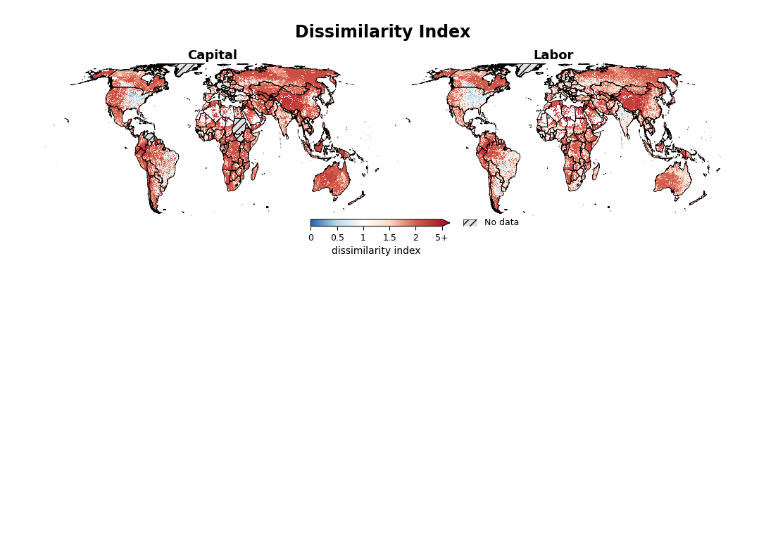
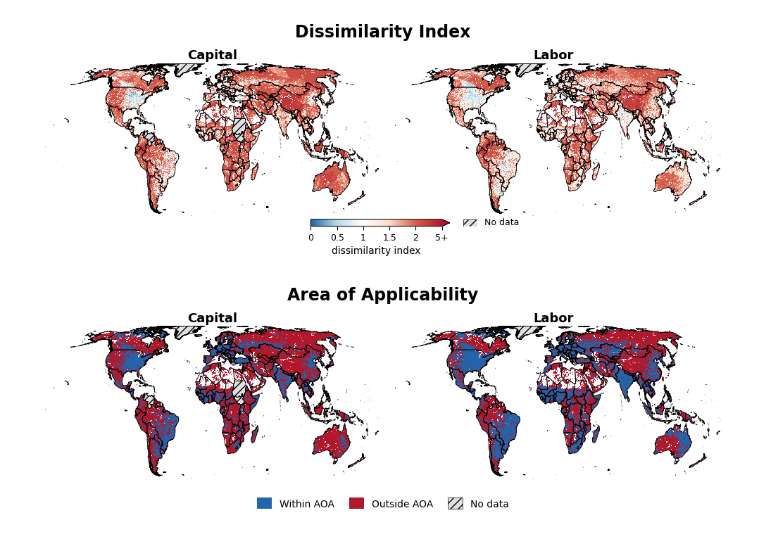
Before and after one commit to carinamani/AgDownscaling, a Jupyter notebook: 04_FIGURES/transferability_metric.ipynb, the cells around one changed output. Cells and saved outputs as stored; diff of their text form; code cells hidden in the pictures; blank space fills up the shorter version.

Commit message:
add validation metrics to other datasets

```diff
--- a/04_FIGURES/transferability_metric.ipynb
+++ b/04_FIGURES/transferability_metric.ipynb
@@ -383,3 +443,100 @@ plt.show()
 fig.savefig(f"{fd}/DI_raster_capital_labor.png", dpi=300, bbox_inches='tight')
 # %% [output]
 [figure]
+# %%
+##### Prep AOA data
+
+aoa_grid_labor = rio.open_rasterio(f'{fd}/AOA_labor.tif')
+aoa_grid_capital = rio.open_rasterio(f'{fd}/AOA_capital.tif')
+
+# align crs (same projection as DI plot)
+aoa_grid_labor = aoa_grid_labor.rio.reproject(crs)
+aoa_grid_capital = aoa_grid_capital.rio.reproject(crs)
+
+# match grid exactly to production/DI grids for consistent extent
+aoa_grid_labor = aoa_grid_labor.rio.reproject_match(di_grid_capital)
+aoa_grid_capital = aoa_grid_capital.rio.reproject_match(di_grid_capital)
+
+# mask to same valid pixels as DI (production-masked, has predictions)
+aoa_grid_capital = aoa_grid_capital.where(di_grid_capital.notnull())
+aoa_grid_labor = aoa_grid_labor.where(di_grid_labor.notnull())
+
+aoa_plot_capital = aoa_grid_capital.squeeze()
+aoa_plot_labor = aoa_grid_labor.squeeze()
+# %%
+##### Global side-by-side map: AOA capital (left) vs labor (right)
+
+# categorical colormap: 0 = outside AOA, 1 = within AOA
+outside_color = "#b2182b"   # same red family as DI's high-dissimilarity end
+within_color  = "#2166ac"   # same blue family as DI's low-dissimilarity end
+no_data_color = "#e0e0e0"
+
+aoa_cmap = mcolors.ListedColormap([outside_color, within_color])
+aoa_cmap.set_bad(color='none')
+aoa_norm = mcolors.BoundaryNorm([-0.5, 0.5, 1.5], aoa_cmap.N)
+
+# --- Size figure to match the actual map aspect ratio ---
+minx, miny, maxx, maxy = country_boundaries.total_bounds
+map_aspect = (maxx - minx) / (maxy - miny)
+
+panel_width = 5
+panel_height = panel_width / map_aspect
+fig_width = panel_width * 2
+fig_height = panel_height * 1.5
+
+fig, axes = plt.subplots(
+    1, 2, figsize=(fig_width, fig_height), sharex=True, sharey=True,
+    gridspec_kw={'wspace': 0.02}
+)
+
+panels = [
+    (aoa_plot_capital, "has_capital_data", "Capital", axes[0]),
+    (aoa_plot_labor,   "has_labor_data",   "Labor",   axes[1]),
+]
+
+for value_plot, data_flag_col, title, ax in panels:
+
+    country_boundaries[country_boundaries[data_flag_col] == 0].plot(
+        ax=ax, facecolor=no_data_color, edgecolor="none", hatch="///", zorder=1
+    )
+    country_boundaries.plot(
+        ax=ax, facecolor="none", edgecolor="black", linewidth=0.6, zorder=2
+    )
+    im = value_plot.plot(
+        ax=ax, cmap=aoa_cmap, norm=aoa_norm,
+        add_colorbar=False, add_labels=False, zorder=0
+    )
+
+    ax.set_axis_off()
+    ax.set_title(title, fontsize=13, weight='bold', pad=4)
+
+axes[0].set_xlim(minx, maxx)
+axes[0].set_ylim(miny, maxy)
+
+fig.suptitle("Area of Applicability", fontsize=17, weight='bold', y=0.98)
+fig.subplots_adjust(top=0.86, bottom=0.14, left=0.02, right=0.98)
+
+# --- Categorical legend, centered underneath both panels ---
+legend_handles = [
+    Rectangle((0, 0), 1, 1, facecolor=within_color, edgecolor="none", label="Within AOA"),
+    Rectangle((0, 0), 1, 1, facecolor=outside_color, edgecolor="none", label="Outside AOA"),
+    Rectangle((0, 0), 1, 1, facecolor=no_data_color, edgecolor="black", linewidth=0.5,
+              hatch="///", label="No data"),
+]
+
+fig.legend(
+    handles=legend_handles,
+    loc="lower center",
+    ncol=3,
+    frameon=False,
+    fontsize=10,
+    bbox_to_anchor=(0.5, 0.02),
+    handlelength=1.5,
+    handleheight=1.5,
+    columnspacing=1.5,
+)
+
+plt.show()
+fig.savefig(f"{fd}/AOA_raster_capital_labor.png", dpi=300, bbox_inches='tight')
+# %% [output]
+[figure, added]
```
Also changed, not shown: parts of 6 cells of this notebook, 1 other file.
